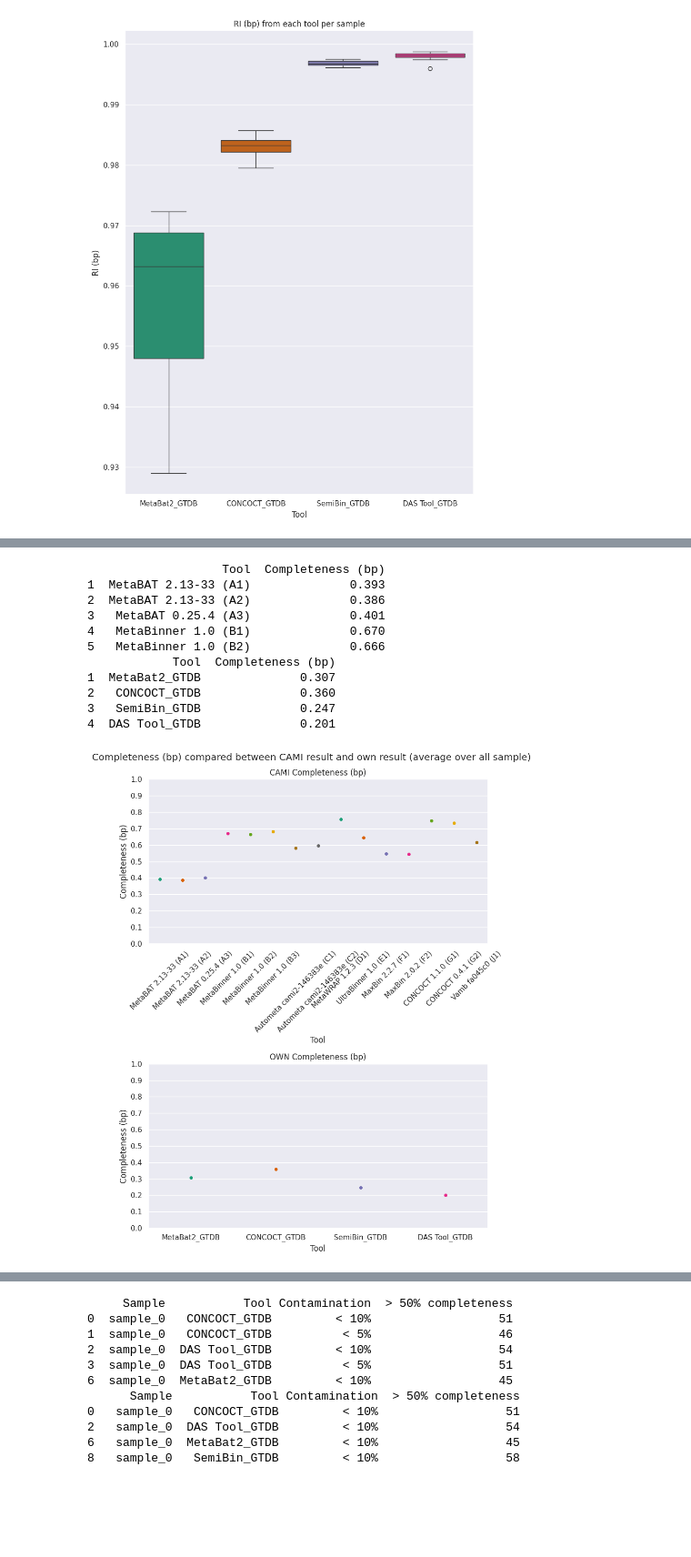
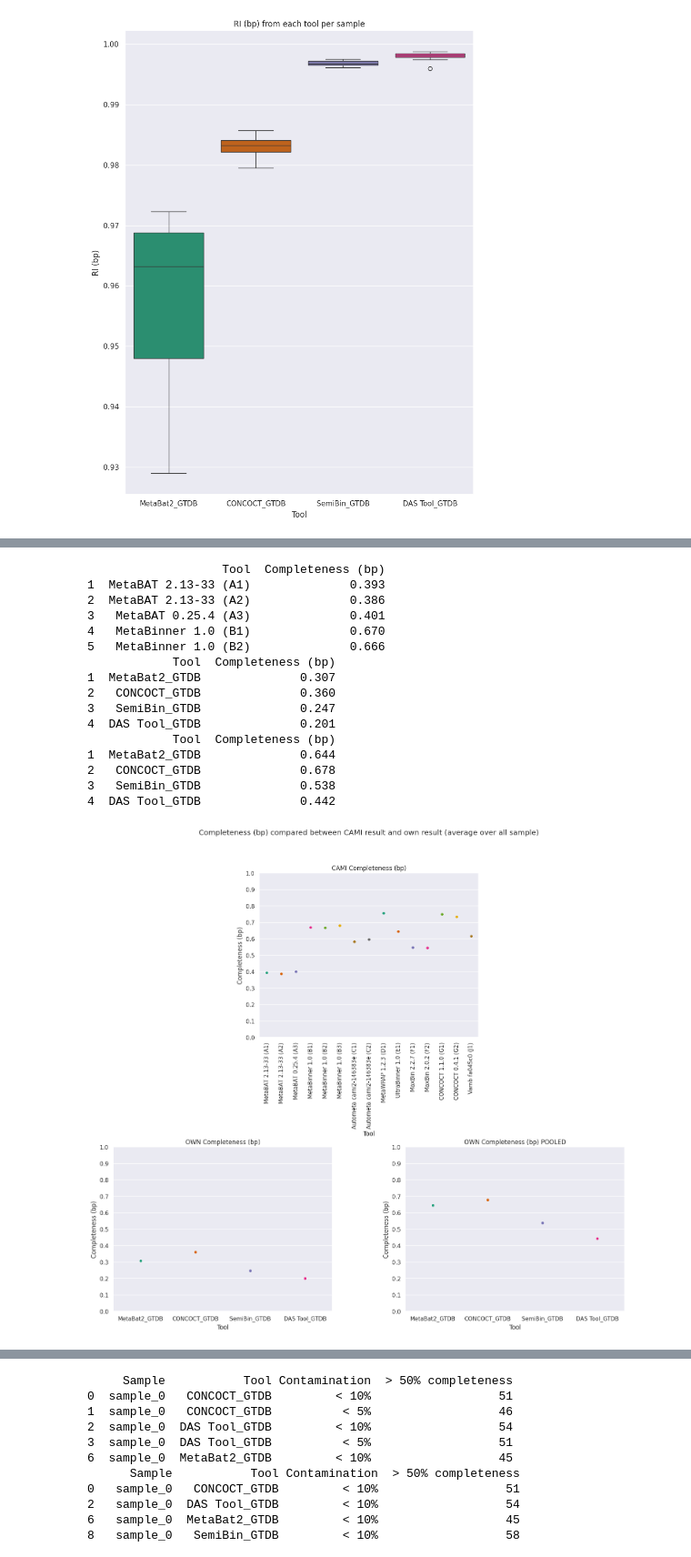
Before and after one commit to SantaMcCloud/Thesis, a Jupyter notebook: jupyternotebooks/plots.ipynb, the cells around one changed output, grey strips where cells are left out. Shown at 91% size. Cells and saved outputs as stored; diff of their text form; code cells hidden in the pictures; blank space fills up the shorter version.

```diff
--- a/jupyternotebooks/plots.ipynb
+++ b/jupyternotebooks/plots.ipynb
@@ -22,6 +22,8 @@ url_high = 'https://usegalaxy.eu/api/datasets/4838ba20a6d86765c4f7d5871bb52cb7/d
 url_low = 'https://usegalaxy.eu/api/datasets/4838ba20a6d86765d9347651b82191fe/display?to_ext=tabular'
 #FILE FROM GALAXY NAMED recover_genome_binner_adjust.tsv
 url_binner = 'https://usegalaxy.eu/api/datasets/4838ba20a6d86765893d2150a3ea9b04/display?to_ext=tabular'
+#FILE FORM GALAXY NAMED values_average.tsv FOR OWN POOLED RESULT
+url_pooled = 'https://usegalaxy.eu/api/datasets/4838ba20a6d867654206018bbf9e983f/display?to_ext=mothur.axes'
 
 #DATA FRAME FOR EACH URL
 df_result = pd.read_csv(url_result, sep="\t")
@@ -33,6 +35,11 @@ df_cami_av = pd.read_csv(url_cami_average, sep="\t")
 df_low = pd.read_csv(url_low, sep="\t")
 df_high = pd.read_csv(url_high, sep="\t")
 df_binner = pd.read_csv(url_binner, sep="\t")
+df_pooled_av = pd.read_csv(url_pooled, sep="\t")
+
+
+print(df_result.columns)
+print(df_result.shape)
 
 html_result = df_result.to_html(index=False)
 scrollable_html = f'''
@@ -122,5 +129,15 @@ scrollable_html = f'''
 '''
 display(HTML(scrollable_html))
 
+print(df_pooled_av.columns)
+print(df_pooled_av.shape)
+html_pooled = df_pooled_av.to_html(index=False)
+scrollable_html = f'''
+<div style="height: 400px; overflow: auto;">
+    {html_pooled}
+</div>
+'''
+display(HTML(scrollable_html))
+
 sns.set(style='darkgrid')
 # %% [output]
@@ -373,40 +420,58 @@ plt.tight_layout()
 # %%
 #AVERAGE COMPLETENESS COMPARE WITH OWN AND CAMI RESULT
 df_cami = df_cami_av.loc[:,["Tool", "Completeness (bp)"]]
 
 df_cami = df_cami[df_cami['Tool'] != 'Gold standard']
 print(df_cami.head())
 
 df_own = df_own_av.loc[:,["Tool", "Completeness (bp)"]]
 
 df_own = df_own[df_own['Tool'] != 'Gold standard']
 print(df_own.head())
 
-fig, axes = plt.subplots(2, 1, figsize=(8.5, 11))
+df_pooled = df_pooled_av.loc[:,["Tool", "Completeness (bp)"]]
+
+df_pooled = df_pooled[df_pooled['Tool'] != 'Gold standard']
+print(df_pooled.head())
+
+fig = plt.figure(figsize=(20, 15))
+ax1 = fig.add_axes([0.35, 0.6, 0.3, 0.3])
+ax2 = fig.add_axes([0.15, 0.1, 0.3, 0.3])
+ax3 = fig.add_axes([0.55, 0.1, 0.3, 0.3])
 
 fig.suptitle('Completeness (bp) compared between CAMI result and own result (average over all sample)')
 
-sns.stripplot(ax=axes[0], x='Tool', y='Completeness (bp)', data=df_cami, palette='Dark2',legend=False, hue='Tool').set(title="CAMI Completeness (bp)")
-sns.stripplot(ax=axes[1], x='Tool', y='Completeness (bp)', data=df_own, palette='Dark2',legend=False, hue='Tool').set(title="OWN Completeness (bp)")
-axes[0].tick_params(axis='x', rotation=45)
-axes[0].set_ylim(0, 1)
-axes[0].set_yticks([i/10.0 for i in range(0, 11)])
-axes[1].set_ylim(0, 1)
-axes[1].set_yticks([i/10.0 for i in range(0, 11)])
+sns.stripplot(ax=ax1, x='Tool', y='Completeness (bp)', data=df_cami, palette='Dark2',legend=False, hue='Tool').set(title="CAMI Completeness (bp)")
+sns.stripplot(ax=ax2, x='Tool', y='Completeness (bp)', data=df_own, palette='Dark2',legend=False, hue='Tool').set(title="OWN Completeness (bp)")
+sns.stripplot(ax=ax3, x='Tool', y='Completeness (bp)', data=df_pooled, palette='Dark2',legend=False, hue='Tool').set(title="OWN Completeness (bp) POOLED")
+
+
+ax1.tick_params(axis='x', rotation=90)
+ax1.set_ylim(0, 1)
+ax1.set_yticks([i/10.0 for i in range(0, 11)])
+ax2.set_ylim(0, 1)
+ax2.set_yticks([i/10.0 for i in range(0, 11)])
+ax3.set_ylim(0, 1)
+ax3.set_yticks([i/10.0 for i in range(0, 11)])
 plt.tight_layout()
 # %% [output]
                    Tool  Completeness (bp)
 1  MetaBAT 2.13-33 (A1)              0.393
 2  MetaBAT 2.13-33 (A2)              0.386
 3   MetaBAT 0.25.4 (A3)              0.401
 4   MetaBinner 1.0 (B1)              0.670
 5   MetaBinner 1.0 (B2)              0.666
             Tool  Completeness (bp)
 1  MetaBat2_GTDB              0.307
 2   CONCOCT_GTDB              0.360
 3   SemiBin_GTDB              0.247
 4  DAS Tool_GTDB              0.201
+            Tool  Completeness (bp)
+1  MetaBat2_GTDB              0.644
+2   CONCOCT_GTDB              0.678
+3   SemiBin_GTDB              0.538
+4  DAS Tool_GTDB              0.442
-[figure, old version]
+[figure, new version]
 # %%
 #AVERAGE RI COMPARE WITH OWN AND CAMI RESULT
 df_cami = df_cami_av.loc[:,["Tool", "Rand index (bp)"]]
```
Also changed, not shown: parts of 5 cells of this notebook, 6 other files.
